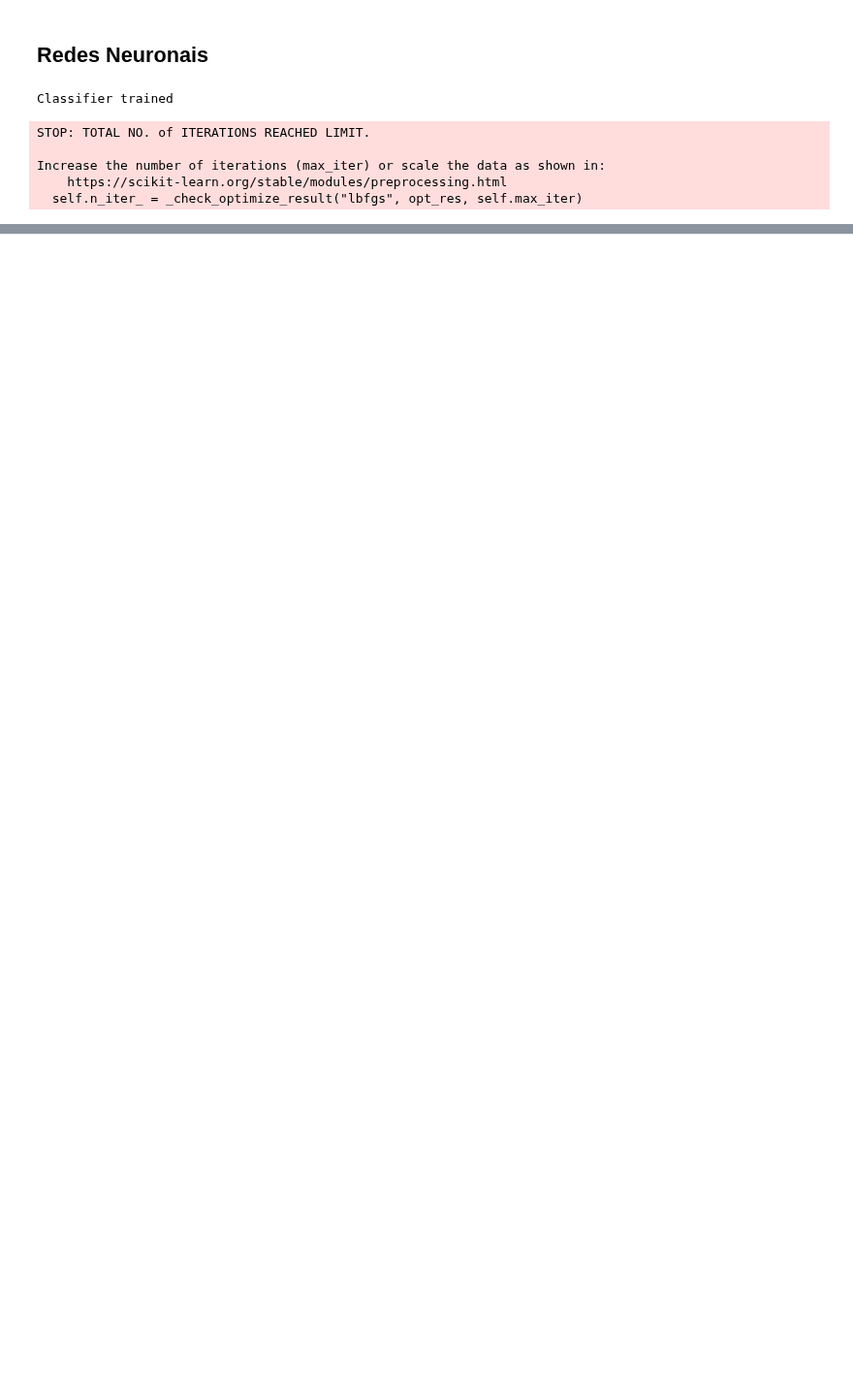
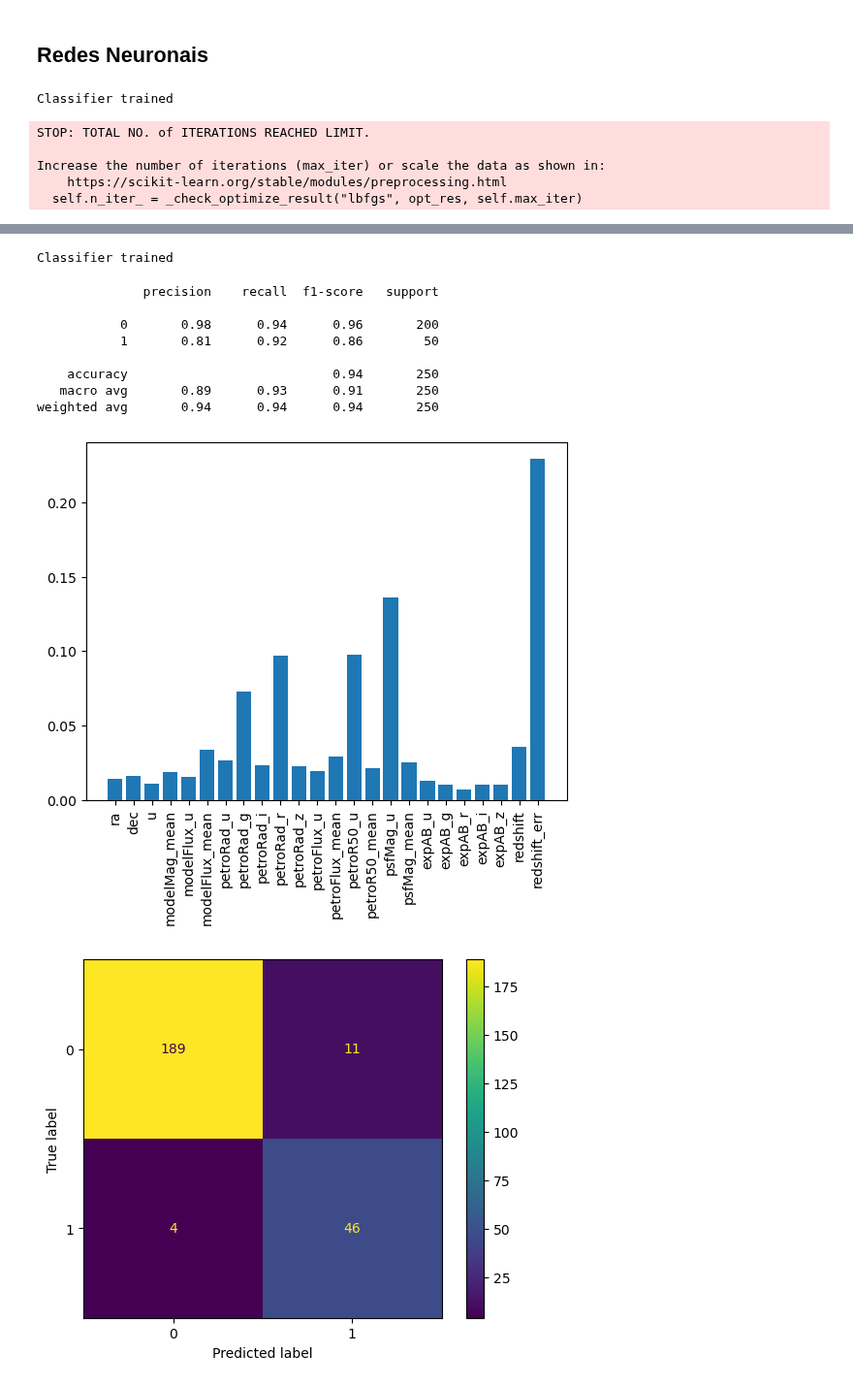
Before and after one commit to pedroojanuu/galaxy, a Jupyter notebook: algorithms_complete.ipynb, the cells around one changed output, grey strips where cells are left out. Shown at 97% size. Cells and saved outputs as stored; diff of their text form; code cells hidden in the pictures; blank space fills up the shorter version.

Commit message:
Add Random Forest to algorithms_complete

```diff
--- a/algorithms_complete.ipynb
+++ b/algorithms_complete.ipynb
@@ -261,0 +264,25 @@ weighted avg       0.93      0.93      0.93       250
+# %%
+random_forest = RandomForestClassifier(
+    **best_params["Random Forest"]
+)
+
+trained_random_forest = train_classifier(
+    random_forest,
+    inputs_over_sampl,
+    labels_over_sampl,
+)
+# %% [output]
+Classifier trained
+# %%
+print_classification_report(trained_random_forest, testing_inputs, testing_classes)
+# %% [output]
+              precision    recall  f1-score   support
+
+           0       0.98      0.94      0.96       200
+           1       0.81      0.92      0.86        50
+
+    accuracy                           0.94       250
+   macro avg       0.89      0.93      0.91       250
+weighted avg       0.94      0.94      0.94       250
+[figure, added]
+[figure, added]
```
Also changed, not shown: parts of 5 cells of this notebook, 2 other files.
